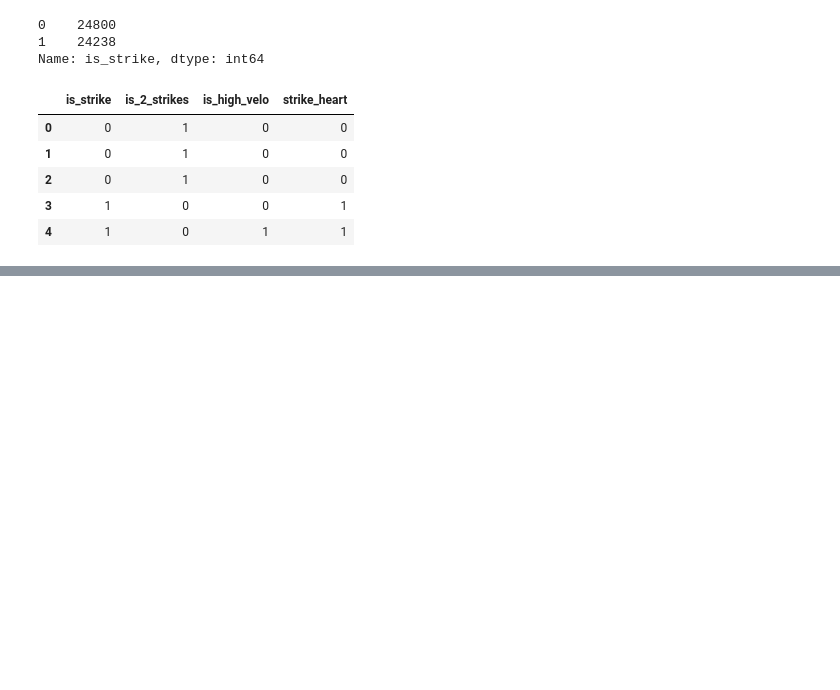
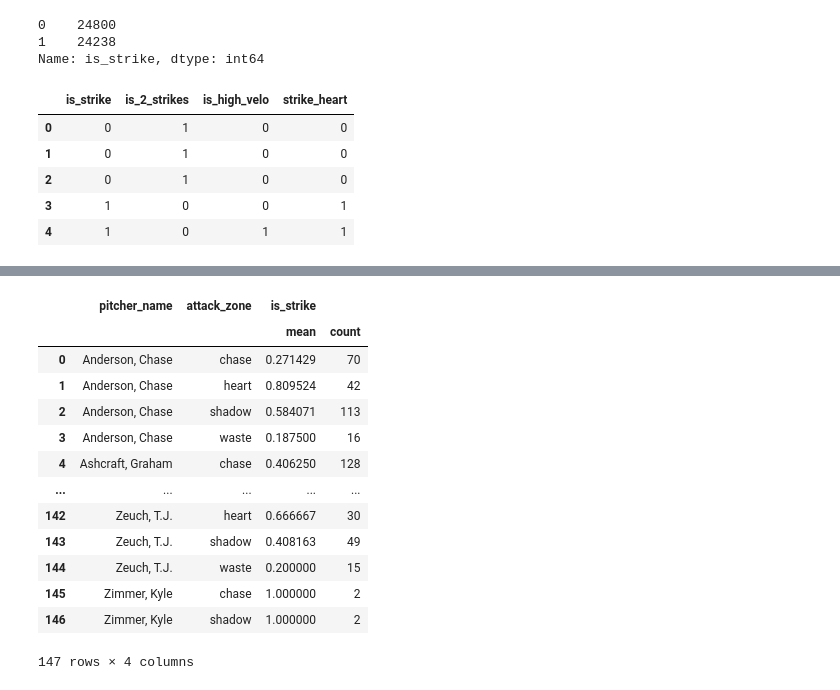
Before and after one commit to DerikVo/Baseball_analysis, a Jupyter notebook: code/reds_analysis.ipynb, the cells around one changed output, grey strips where cells are left out. Cells and saved outputs as stored; diff of their text form; code cells hidden in the pictures; blank space fills up the shorter version.

Commit message:
created additional functions and dataframes

```diff
--- a/code/reds_analysis.ipynb
+++ b/code/reds_analysis.ipynb
@@ -103,4 +104,10 @@ def team_find(df, team):
         | ((_df['away_team'] == f'{team}')
         & (_df['inning_topbot'] == 'Bot'))
         , f'is_{team}_pitcher'] = 1
-    return _df.loc[df[f'is_{team}_pitcher'] == 1, ['pitcher_name', 'pitch_name','is_strike']].groupby(['pitcher_name', 'pitch_name'], as_index = False).mean()
+    # df_1 = _df.loc[df[f'is_{team}_pitcher'] == 1, ['pitcher_name', 'pitch_name','is_strike']].groupby(['pitcher_name', 'pitch_name'], as_index = False).mean()
+    # df_2= _df.loc[df[f'is_{team}_pitcher'] == 1, ['pitcher_name', 'pitch_name','is_strike']].groupby(['pitcher_name', 'pitch_name'], as_index = False).count()
+    # df_1 = df_1.rename(columns = {'is_strike':'avg'})
+    # df_2 = df_2.rename(columns = {'is_strike':'count'})
+    # df_3 = df_1.merge(df_2, on=['pitcher_name','pitch_name'])
+
+    return _df
@@ -159,0 +153,18 @@ PIT
+# %%
+df_pitcher_attack= CIN_df.loc[(CIN_df['is_CIN_pitcher']==1)&(CIN_df['release_speed'].between(80,90)), ['pitcher_name', 'attack_zone','is_strike']].groupby(['pitcher_name','attack_zone'], as_index=False).agg(['mean','count']).reset_index()
+df_pitcher_attack
+# %% [output]
+|  | pitcher_name | attack_zone | is_strike |  |
+|  |  |  | mean | count |
+| 0 | Anderson, Chase | chase | 0.271429 | 70 |
+| 1 | Anderson, Chase | heart | 0.809524 | 42 |
+| 2 | Anderson, Chase | shadow | 0.584071 | 113 |
+| 3 | Anderson, Chase | waste | 0.187500 | 16 |
+| 4 | Ashcraft, Graham | chase | 0.406250 | 128 |
+| ... | ... | ... | ... | ... |
+| 142 | Zeuch, T.J. | heart | 0.666667 | 30 |
+| 143 | Zeuch, T.J. | shadow | 0.408163 | 49 |
+| 144 | Zeuch, T.J. | waste | 0.200000 | 15 |
+| 145 | Zimmer, Kyle | chase | 1.000000 | 2 |
+| 146 | Zimmer, Kyle | shadow | 1.000000 | 2 |
+147 rows × 4 columns
```
Also changed, not shown: parts of 12 cells of this notebook.
